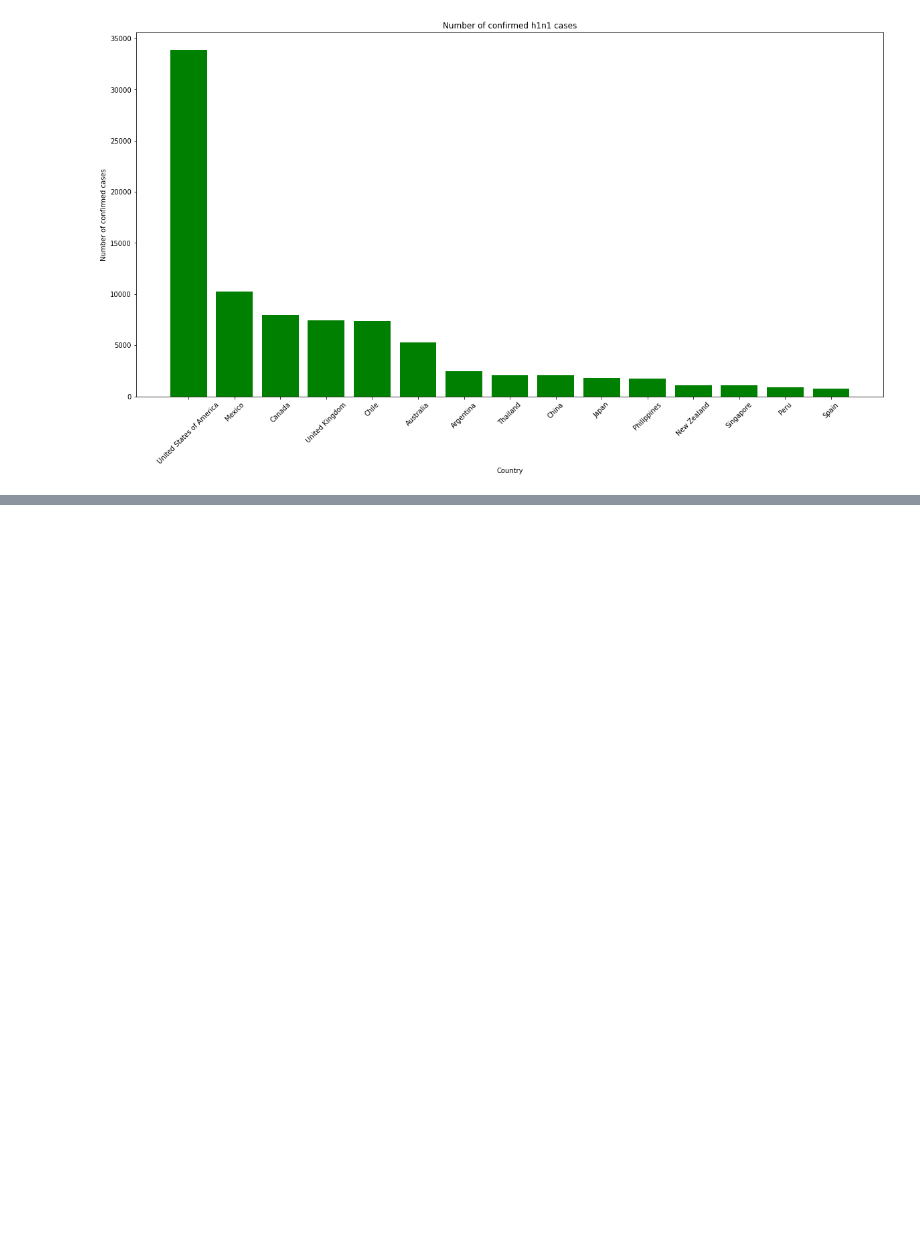
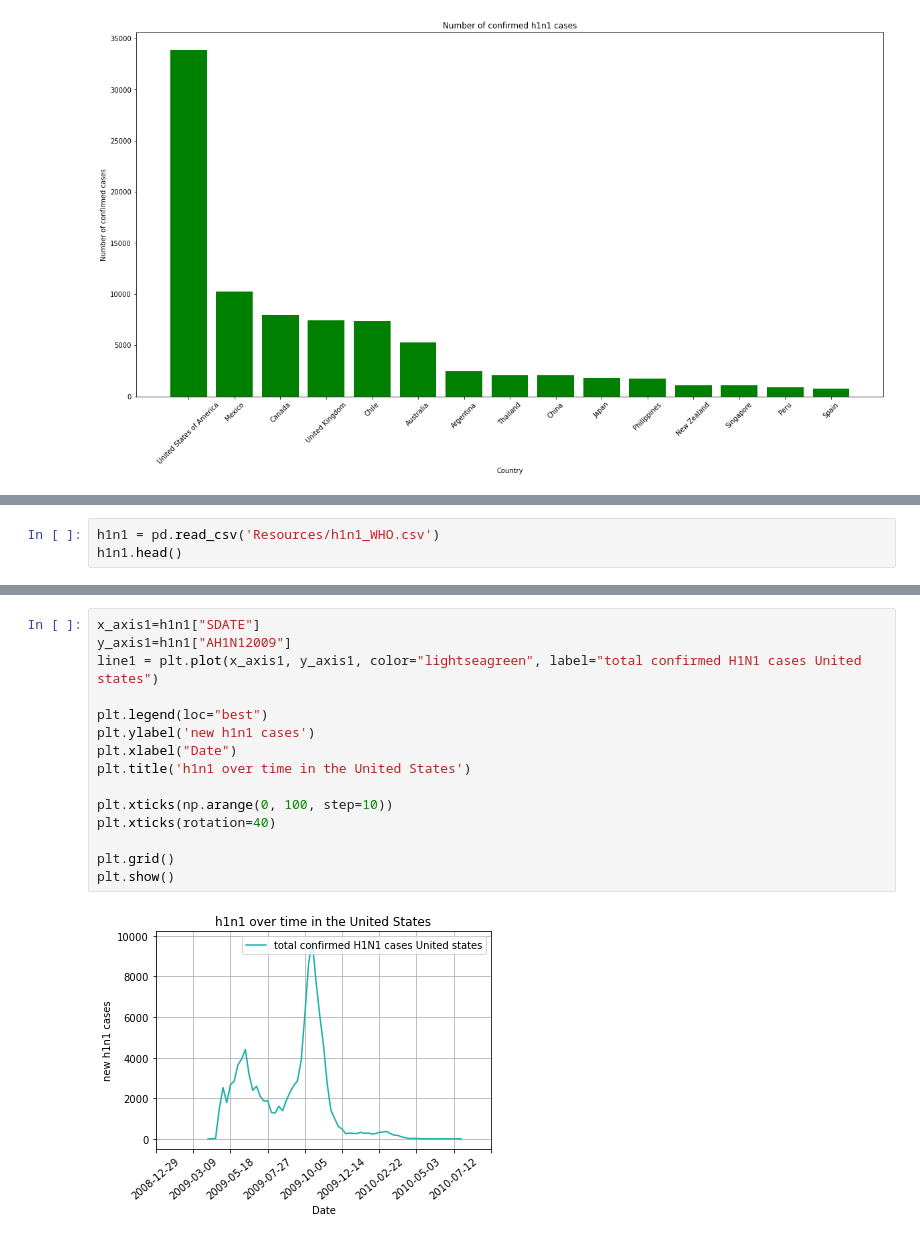
Before and after one commit to erharker/Covid-19-Python-Project, a Jupyter notebook: Covid_19.ipynb, the cells around one changed output, grey strips where cells are left out. Drawn from its saved outputs; the diff is of its cells as text; blank space fills up the shorter version.

```diff
--- a/Covid_19.ipynb
+++ b/Covid_19.ipynb
@@ -259,0 +389,3 @@ plt.xlim(xmax=240)
+# %%
+h1n1 = pd.read_csv('Resources/h1n1_WHO.csv')
+h1n1.head()
@@ -259,0 +416,17 @@ plt.xlim(xmax=240)
+# %%
+x_axis1=h1n1["SDATE"]
+y_axis1=h1n1["AH1N12009"]
+line1 = plt.plot(x_axis1, y_axis1, color="lightseagreen", label="total confirmed H1N1 cases United states")
+
+plt.legend(loc="best")
+plt.ylabel('new h1n1 cases')
+plt.xlabel("Date")
+plt.title('h1n1 over time in the United States')
+
+plt.xticks(np.arange(0, 100, step=10))
+plt.xticks(rotation=40)
+
+plt.grid()
+plt.show()
+# %% [output]
+[figure, added]
```
Also changed, not shown: parts of 17 cells of this notebook, 4 other files.
